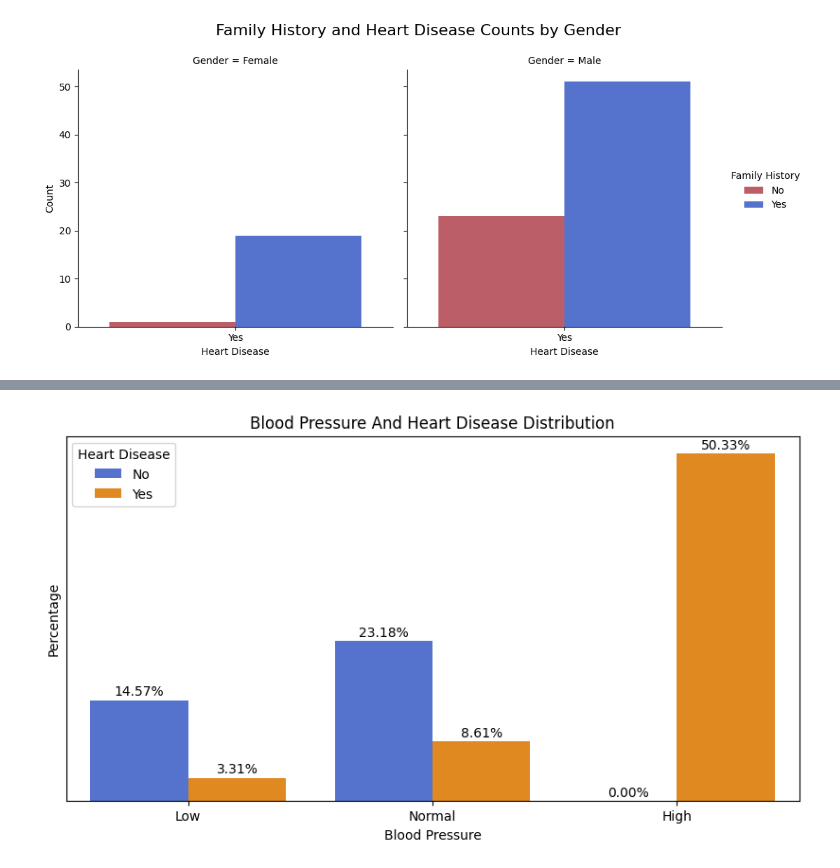
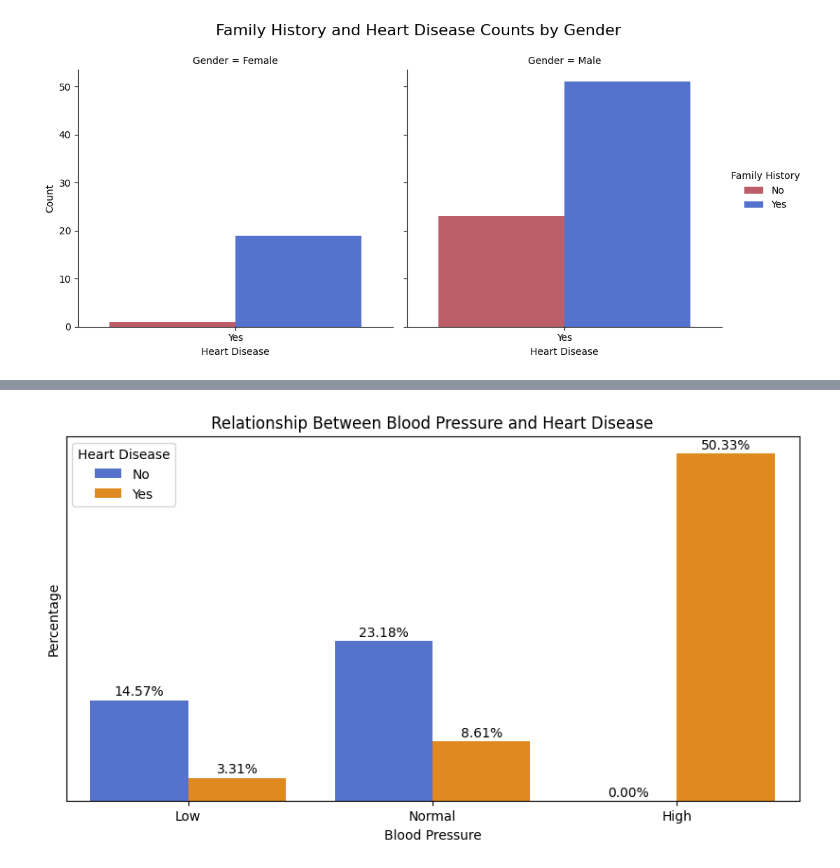
Before and after one commit to cemilebilgir/final, a Jupyter notebook: EDA_unknown.ipynb, the cells around one changed output, grey strips where cells are left out. Cells and saved outputs as stored; diff of their text form; code cells hidden in the pictures.

```diff
--- a/EDA_unknown.ipynb
+++ b/EDA_unknown.ipynb
@@ -19 +15,10 @@ Saving Cleandata2.xlsx to Cleandata2.xlsx
+# %%
+# Define a color palette for a specific context (e.g., categorical data)
+c_palette = ["#CC4E5C", "#4169E1", "#FF8C00"]
+
+# Define another color palette for a different context
+b_palette = ["#4169E1", "#FF8C00"]
+
+# Define yet another color palette for another context
+d_palette = ["#CC4E5C", "#FF8C00"]
 # %%
@@ -21,3 +26,6 @@ df = pd.read_excel('Cleandata.xlsx')
+# %%
+# Reading data from an Excel file into a DataFrame
+df = pd.read_excel('Cleandata.xlsx')
 # %%
 df.head()
 # %% [output]
@@ -95,19 +146,24 @@ plt.show()
 # %%
+# Setting the figure size
 plt.figure(figsize=(10, 5))
+
+# Getting the total number of observations
 total = float(len(df))
 
-ax = sns.countplot(x='Blood Pressure', hue='Heart Disease', data=df, palette= b_pastel_palette, order=['Low', 'Normal', 'High'])
+# Creating a countplot with 'Blood Pressure' on the x-axis, 'Heart Disease' as hue, and a specified color palette
+ax = sns.countplot(x='Blood Pressure', hue='Heart Disease', data=df, palette=b_palette, order=['Low', 'Normal', 'High'])
 
+# Adding percentage labels on top of each bar
 for p in ax.patches:
     height = p.get_height()
     ax.text(p.get_x() + p.get_width() / 2., height + 1, '{:.2%}'.format(height / total), ha="center")
 
-plt.title('Blood Pressure And Heart Disease Distribution')
+# Adding title, y-axis label, and removing y-axis ticks
+plt.title('Relationship Between Blood Pressure and Heart Disease')
 plt.ylabel('Percentage')
-
 plt.yticks([])
 
-
+# Displaying the plot
 plt.show()
 # %% [output]
-[figure, old version]
+[figure, new version]
```
Also changed, not shown: parts of 11 cells of this notebook.
